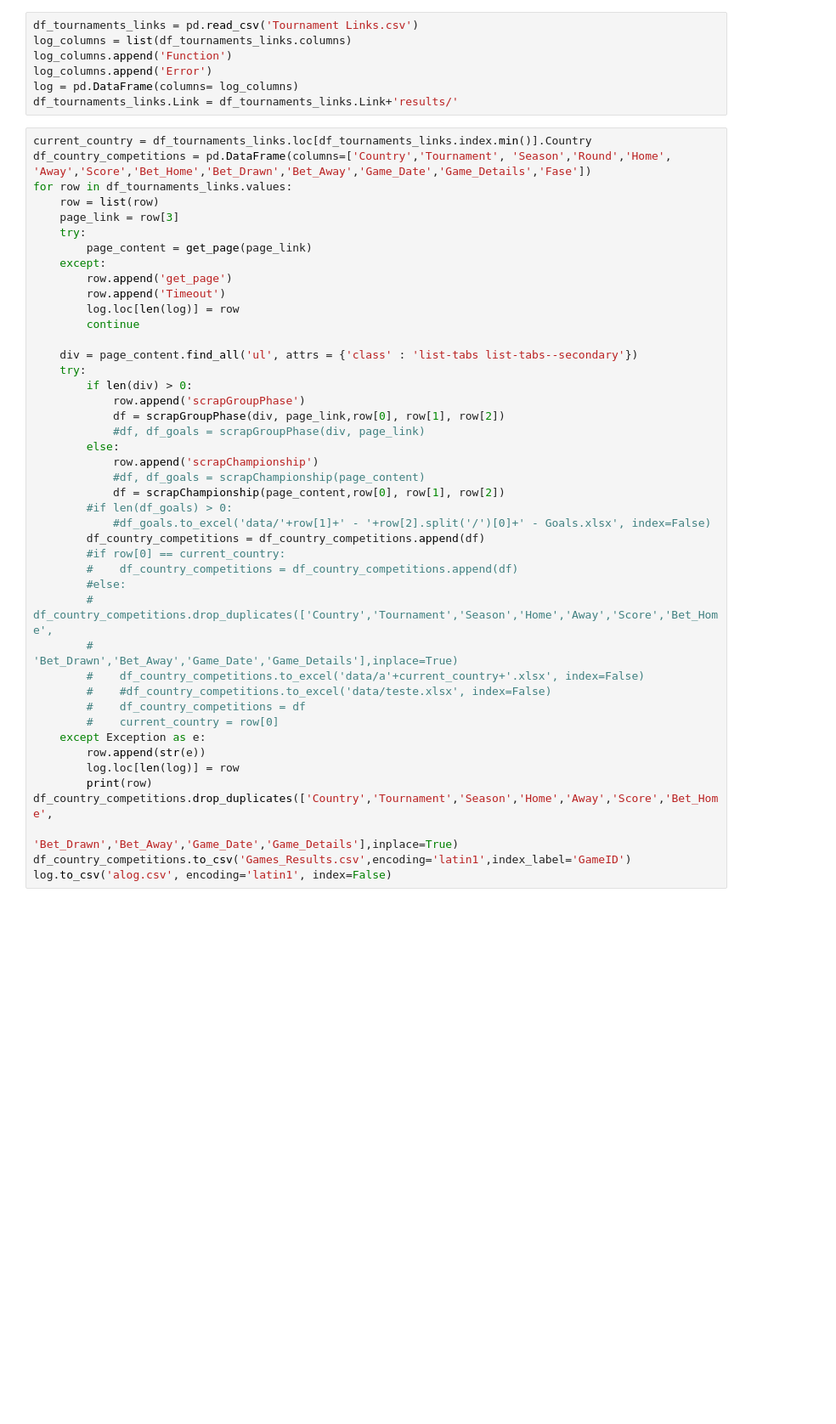
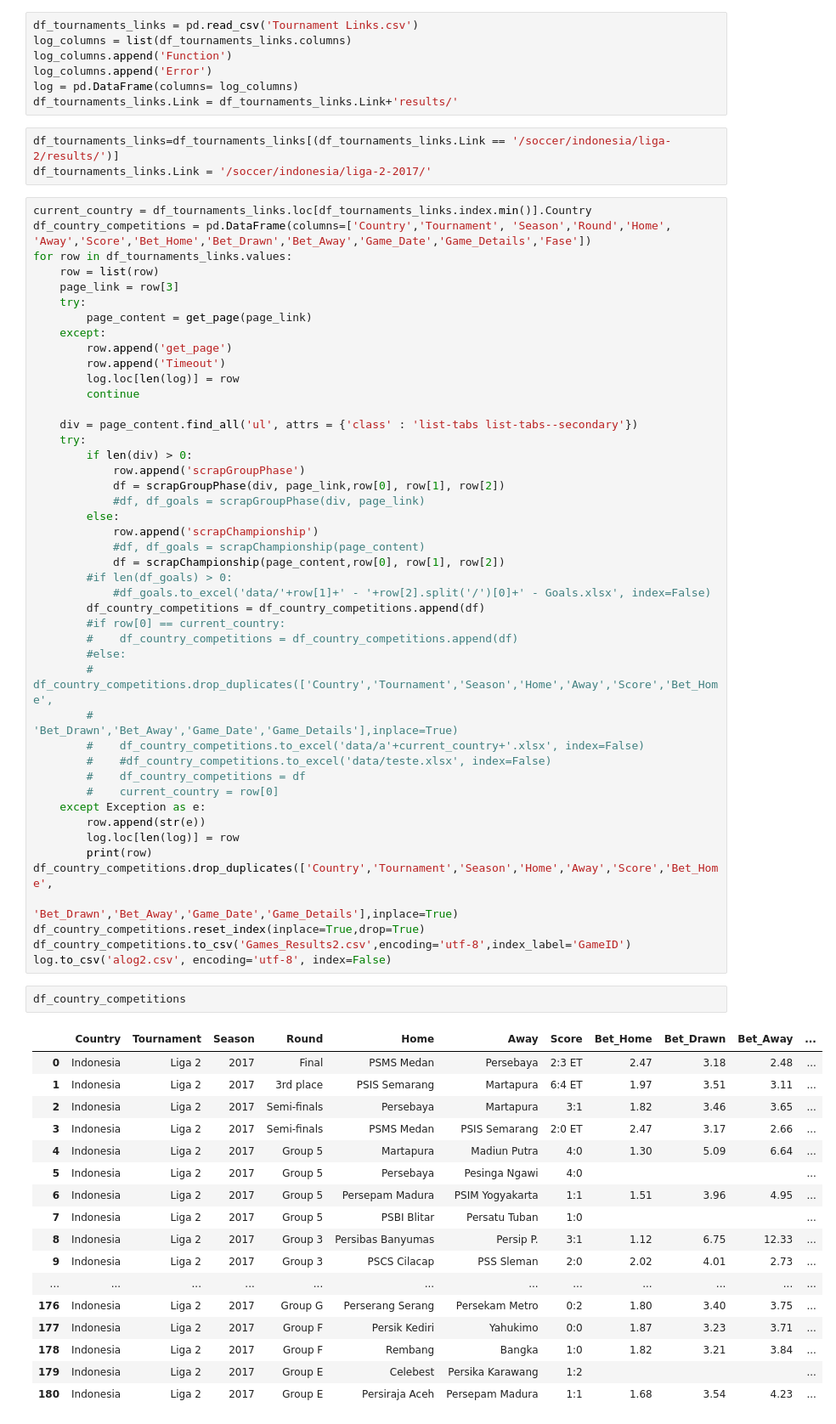
Before and after one commit to iagoadvaz/ic, a Jupyter notebook: Scraping.ipynb, the cells around one changed output. Shown at 85% size. Drawn from its saved outputs; the diff is of its cells as text; blank space fills up the shorter version.

Commit message:
Coleta resultados de torneios de Futebol

```diff
--- a/Scraping.ipynb
+++ b/Scraping.ipynb
@@ -144,6 +144,9 @@ log_columns.append('Function')
 log_columns.append('Error')
 log = pd.DataFrame(columns= log_columns)
 df_tournaments_links.Link = df_tournaments_links.Link+'results/'
+# %%
+df_tournaments_links=df_tournaments_links[(df_tournaments_links.Link == '/soccer/indonesia/liga-2/results/')]
+df_tournaments_links.Link = '/soccer/indonesia/liga-2-2017/'
 # %%
 current_country = df_tournaments_links.loc[df_tournaments_links.index.min()].Country
 df_country_competitions = pd.DataFrame(columns=['Country','Tournament', 'Season','Round','Home', 'Away','Score','Bet_Home','Bet_Drawn','Bet_Away','Game_Date','Game_Details','Fase'])
@@ -186,5 +189,26 @@ for row in df_tournaments_links.values:
         print(row)
 df_country_competitions.drop_duplicates(['Country','Tournament','Season','Home','Away','Score','Bet_Home',
                                          'Bet_Drawn','Bet_Away','Game_Date','Game_Details'],inplace=True)
-df_country_competitions.to_csv('Games_Results.csv',encoding='latin1',index_label='GameID')
-log.to_csv('alog.csv', encoding='latin1', index=False)
+df_country_competitions.reset_index(inplace=True,drop=True)
+df_country_competitions.to_csv('Games_Results2.csv',encoding='utf-8',index_label='GameID')
+log.to_csv('alog2.csv', encoding='utf-8', index=False)
+# %%
+df_country_competitions
+# %% [output]
+|  | Country | Tournament | Season | Round | Home | Away | Score | Bet_Home | Bet_Drawn | Bet_Away | ... |
+| 0 | Indonesia | Liga 2 | 2017 | Final | PSMS Medan | Persebaya | 2:3 ET | 2.47 | 3.18 | 2.48 | ... |
+| 1 | Indonesia | Liga 2 | 2017 | 3rd place | PSIS Semarang | Martapura | 6:4 ET | 1.97 | 3.51 | 3.11 | ... |
+| 2 | Indonesia | Liga 2 | 2017 | Semi-finals | Persebaya | Martapura | 3:1 | 1.82 | 3.46 | 3.65 | ... |
+| 3 | Indonesia | Liga 2 | 2017 | Semi-finals | PSMS Medan | PSIS Semarang | 2:0 ET | 2.47 | 3.17 | 2.66 | ... |
+| 4 | Indonesia | Liga 2 | 2017 | Group 5 | Martapura | Madiun Putra | 4:0 | 1.30 | 5.09 | 6.64 | ... |
+| 5 | Indonesia | Liga 2 | 2017 | Group 5 | Persebaya | Pesinga Ngawi | 4:0 |  |  |  | ... |
+| 6 | Indonesia | Liga 2 | 2017 | Group 5 | Persepam Madura | PSIM Yogyakarta | 1:1 | 1.51 | 3.96 | 4.95 | ... |
+| 7 | Indonesia | Liga 2 | 2017 | Group 5 | PSBI Blitar | Persatu Tuban | 1:0 |  |  |  | ... |
+| 8 | Indonesia | Liga 2 | 2017 | Group 3 | Persibas Banyumas | Persip P. | 3:1 | 1.12 | 6.75 | 12.33 | ... |
+| 9 | Indonesia | Liga 2 | 2017 | Group 3 | PSCS Cilacap | PSS Sleman | 2:0 | 2.02 | 4.01 | 2.73 | ... |
+| ... | ... | ... | ... | ... | ... | ... | ... | ... | ... | ... | ... |
+| 176 | Indonesia | Liga 2 | 2017 | Group G | Perserang Serang | Persekam Metro | 0:2 | 1.80 | 3.40 | 3.75 | ... |
+| 177 | Indonesia | Liga 2 | 2017 | Group F | Persik Kediri | Yahukimo | 0:0 | 1.87 | 3.23 | 3.71 | ... |
+| 178 | Indonesia | Liga 2 | 2017 | Group F | Rembang | Bangka | 1:0 | 1.82 | 3.21 | 3.84 | ... |
+| 179 | Indonesia | Liga 2 | 2017 | Group E | Celebest | Persika Karawang | 1:2 |  |  |  | ... |
+| 180 | Indonesia | Liga 2 | 2017 | Group E | Persiraja Aceh | Persepam Madura | 1:1 | 1.68 | 3.54 | 4.23 | ... |
```
Also changed, not shown: parts of 1 cell of this notebook.
